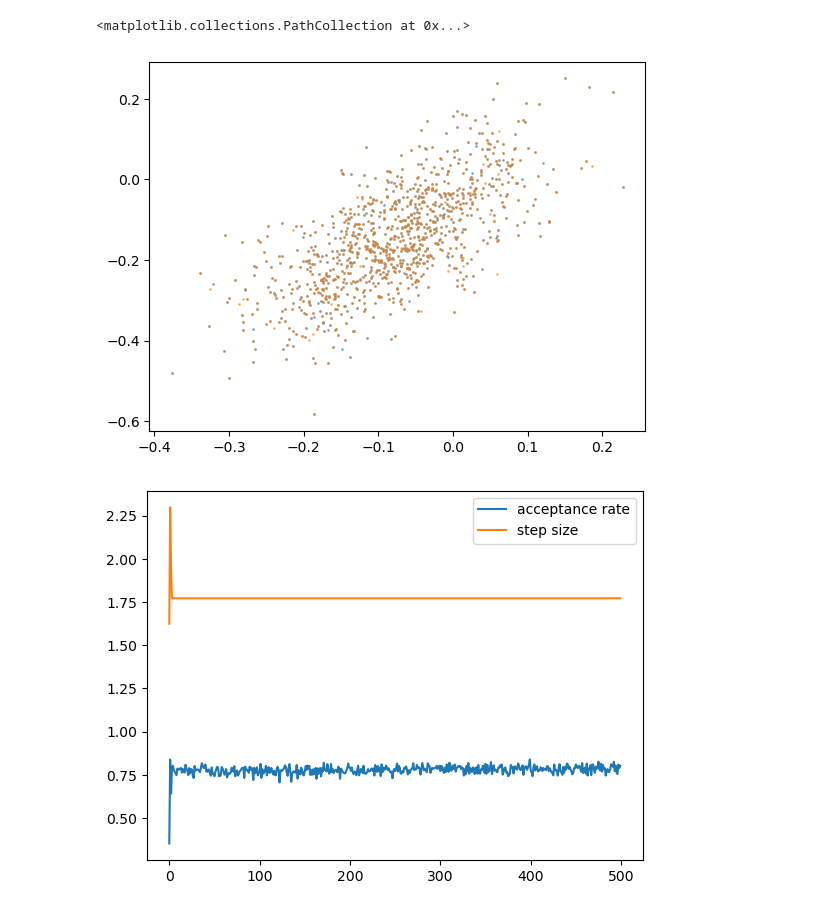
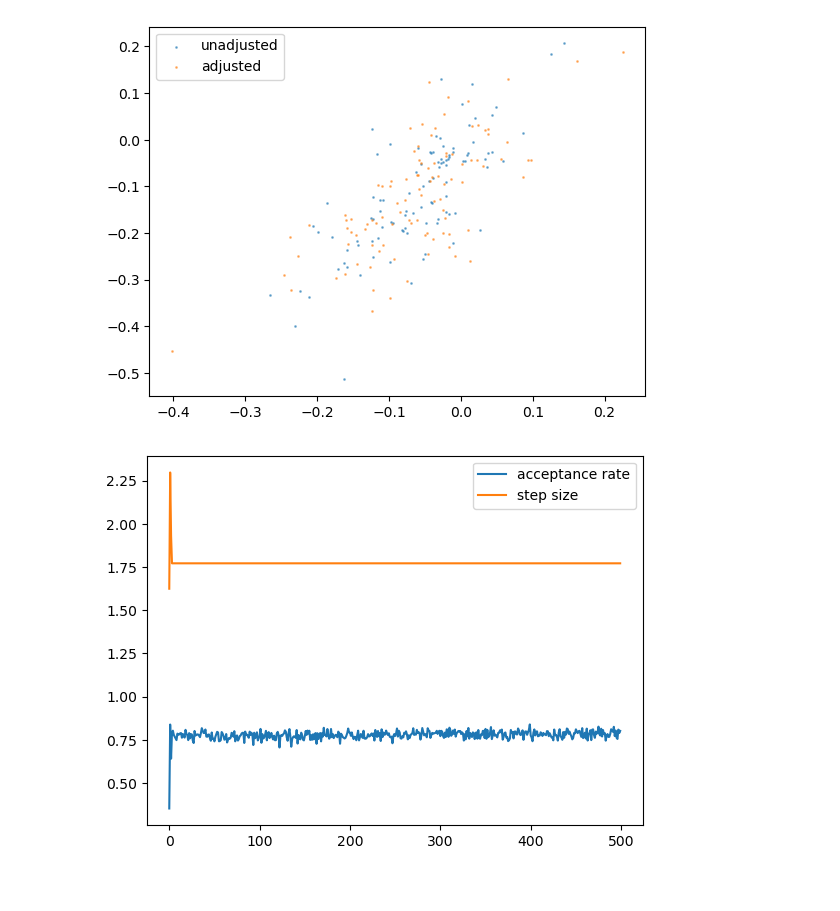
Before and after one commit to reubenharry/sampler-benchmarks, a Jupyter notebook: sampler-comparison/sampler_comparison/samplers/las.ipynb, the cells around one changed output. Saved outputs shown, nothing was run; the diff lists cells and outputs as text; code cells hidden in the pictures.

```diff
--- a/sampler-comparison/sampler_comparison/samplers/las.ipynb
+++ b/sampler-comparison/sampler_comparison/samplers/las.ipynb
@@ -235,16 +290,18 @@ WARNING:2025-11-19 07:51:07,883:jax._src.xla_bridge:909: An NVIDIA GPU may be pr
 # %%
-model = stochastic_volatility_mams_paper
+# model = stochastic_volatility_mams_paper
+model = IllConditionedGaussian(ndims=1000, condition_number=1, eigenvalues='log')
 # model = IllConditionedGaussian(ndims=2, condition_number=1, eigenvalues='log')
 # %%
 # run las on banana
 # num_steps1 = 1000
-num_adjusted_steps = 500
+num_adjusted_steps = 2
 num_chains = 1000
-diagonal_preconditioning = True
+diagonal_preconditioning = False
+target_eevpd = 5e-1
 print("running las")
 # sampler = las(num_adjusted_steps, num_chains, diagonal_preconditioning, target_eevpd=2e-8)
-sampler = las(num_adjusted_steps, num_chains, diagonal_preconditioning, target_eevpd=1e-1)
-unadjusted_samples, adjusted_samples, infos, num_steps_unadjusted, step_sizes, unadjusted_num_grads_per_step, adjusted_num_grads_per_step = sampler(model, key=jax.random.key(1))
+sampler = las(num_adjusted_steps, num_chains, diagonal_preconditioning, target_eevpd=target_eevpd, target_acceptance_rate=0.9, adjusted_integrator_type="velocity_verlet", unadjusted_integrator_type="velocity_verlet")
+unadjusted_samples, adjusted_samples, infos, num_steps_unadjusted, step_sizes, unadjusted_num_grads_per_step, adjusted_num_grads_per_step, step_size_after_unadjusted_tuning, adjusted_num_grads_per_integrator_step = sampler(model, key=jax.random.key(1))
 # unadjusted_samples = sampler(model, key=jax.random.key(0))
 # print(samples)
 # print(samples.shape)
@@ -294,10 +543,13 @@ Array(672.475, dtype=float32)
 # %%
 # unadjusted_samples[:, 1]
-plt.scatter(unadjusted_samples[:, 0], unadjusted_samples[:, 1], alpha=0.5, label='unadjusted', s=1.0)
-plt.scatter(adjusted_samples[0, :, 0], adjusted_samples[0, :, 1], alpha=0.5, label='adjusted', s=1.0)
+# unadjusted_samples.shape
+# adjusted_samples.shape
+plt.scatter(unadjusted_samples[::10, 0], unadjusted_samples[::10, 1], alpha=0.5, label='unadjusted', s=1.0, )
+plt.scatter(adjusted_samples[-1, :, 0], adjusted_samples[-1, :, 1], alpha=0.5, label='adjusted', s=1.0, )
+plt.legend()
+plt.show()
 # %% [output]
-<matplotlib.collections.PathCollection at 0x...>
-[figure, old version]
+[figure, new version]
 # %%
 # print(unadjusted_samples[-1])
 
```
Also changed, not shown: parts of 24 cells of this notebook, 24 other files.
